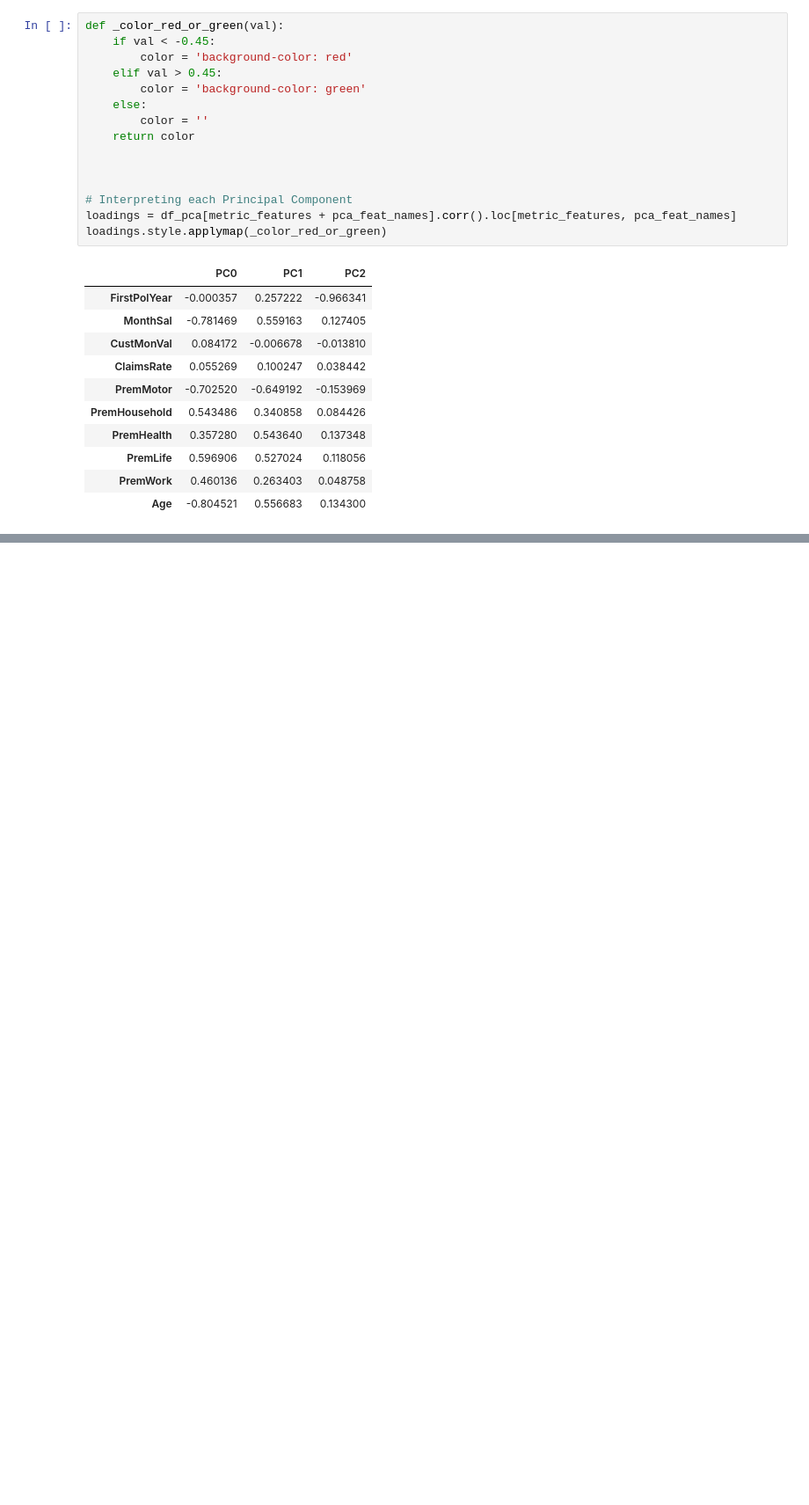
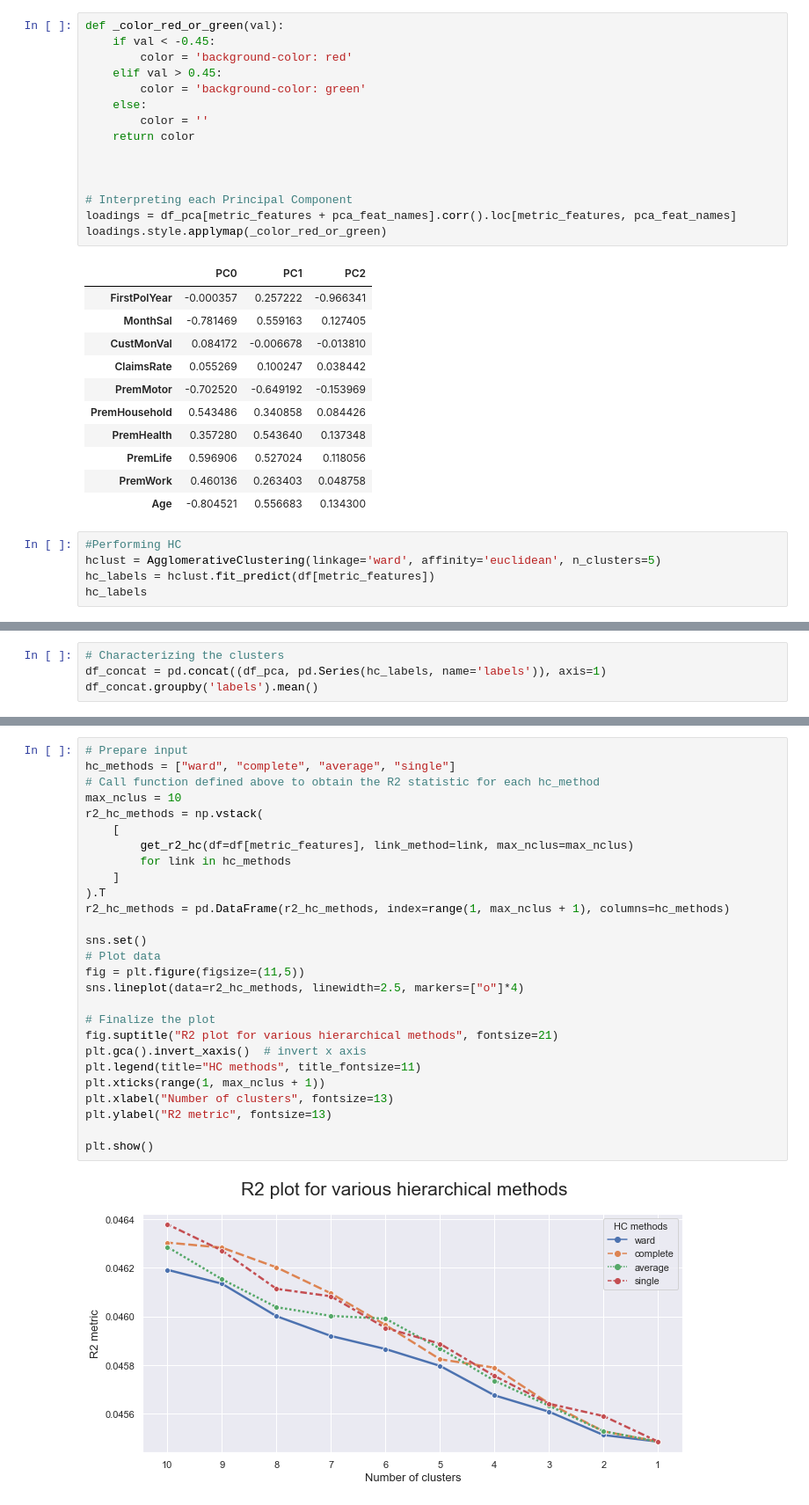
Before and after one commit to henrymmarques/DMProject, a Jupyter notebook: preprocess.ipynb, the cells around one changed output, grey strips where cells are left out. Shown at 88% size. Saved outputs shown, nothing was run; the diff lists cells and outputs as text; blank space fills up the shorter version.

Commit message:
H clustering com 4(alguma coisa está mal)

```diff
--- a/preprocess.ipynb
+++ b/preprocess.ipynb
@@ -656,3 +653,8 @@ loadings.style.applymap(_color_red_or_green)
 | PremLife | 0.596906 | 0.527024 | 0.118056 |
 | PremWork | 0.460136 | 0.263403 | 0.048758 |
 | Age | -0.804521 | 0.556683 | 0.134300 |
+# %%
+#Performing HC
+hclust = AgglomerativeClustering(linkage='ward', affinity='euclidean', n_clusters=5)
+hc_labels = hclust.fit_predict(df[metric_features])
+hc_labels
@@ -658,0 +663,4 @@ loadings.style.applymap(_color_red_or_green)
+# %%
+# Characterizing the clusters
+df_concat = pd.concat((df_pca, pd.Series(hc_labels, name='labels')), axis=1)
+df_concat.groupby('labels').mean()
@@ -658,0 +770,29 @@ loadings.style.applymap(_color_red_or_green)
+# %%
+# Prepare input
+hc_methods = ["ward", "complete", "average", "single"]
+# Call function defined above to obtain the R2 statistic for each hc_method
+max_nclus = 10
+r2_hc_methods = np.vstack(
+    [
+        get_r2_hc(df=df[metric_features], link_method=link, max_nclus=max_nclus)
+        for link in hc_methods
+    ]
+).T
+r2_hc_methods = pd.DataFrame(r2_hc_methods, index=range(1, max_nclus + 1), columns=hc_methods)
+
+sns.set()
+# Plot data
+fig = plt.figure(figsize=(11,5))
+sns.lineplot(data=r2_hc_methods, linewidth=2.5, markers=["o"]*4)
+
+# Finalize the plot
+fig.suptitle("R2 plot for various hierarchical methods", fontsize=21)
+plt.gca().invert_xaxis()  # invert x axis
+plt.legend(title="HC methods", title_fontsize=11)
+plt.xticks(range(1, max_nclus + 1))
+plt.xlabel("Number of clusters", fontsize=13)
+plt.ylabel("R2 metric", fontsize=13)
+
+plt.show()
+# %% [output]
+[figure, added]
```
Also changed, not shown: parts of 22 cells of this notebook.
